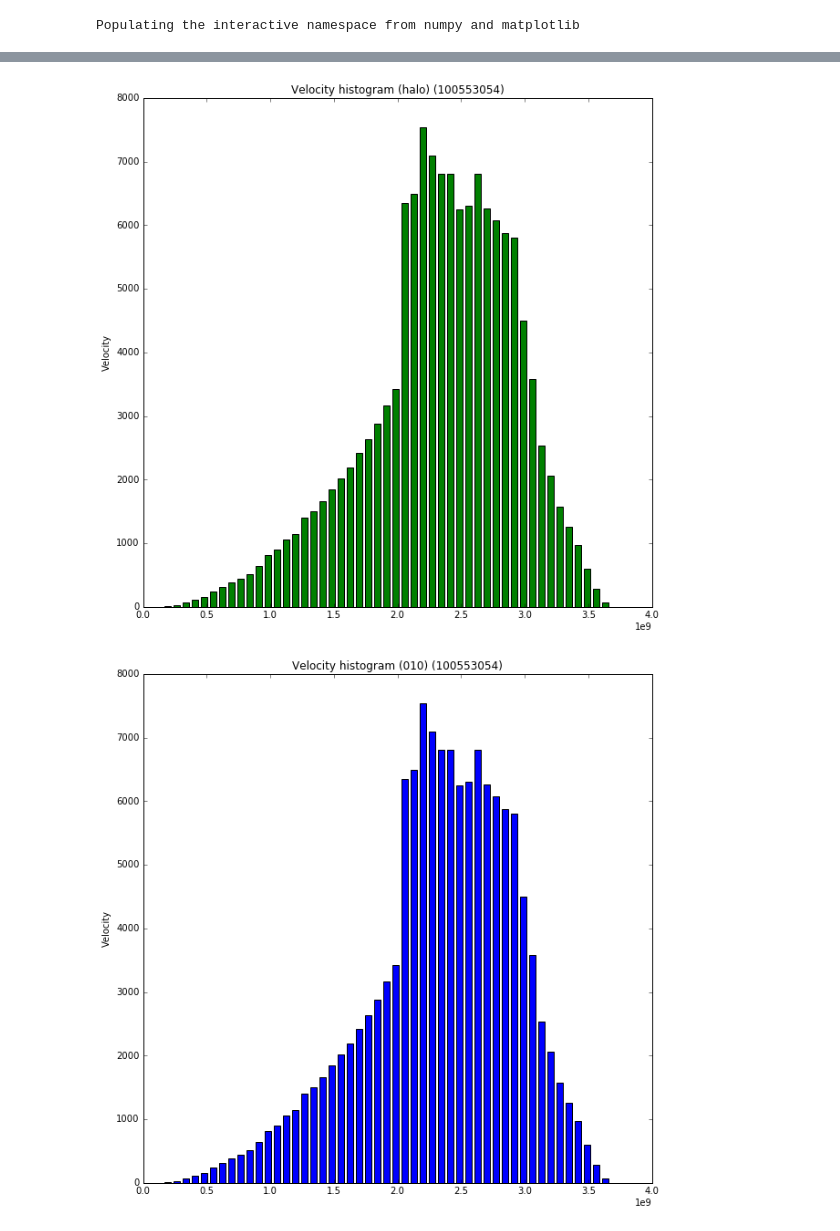
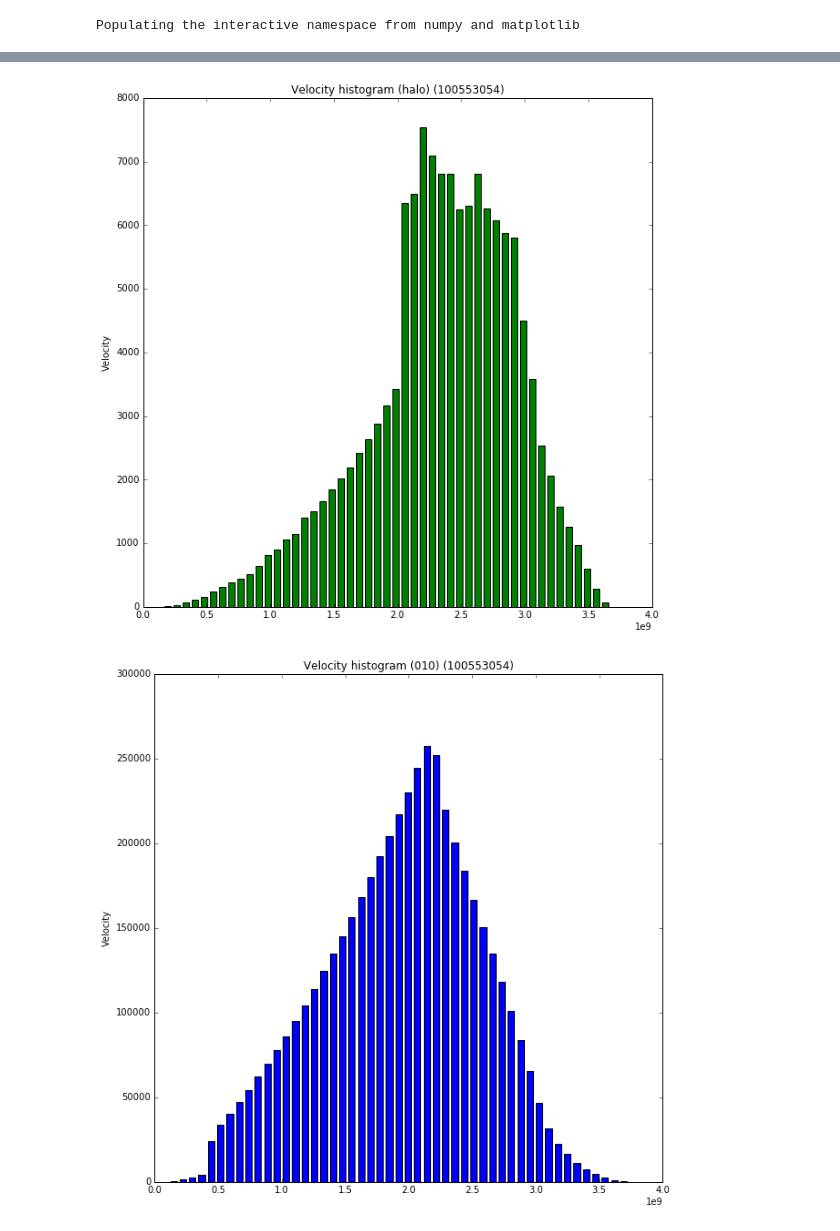
Before and after one commit to Agilan19/CSCI-2000U, a Jupyter notebook: Assignments/Assignment-4/data_process.ipynb, the cells around one changed output, grey strips where cells are left out. Saved outputs shown, nothing was run; the diff lists cells and outputs as text; code cells hidden in the pictures.

```diff
--- a/Assignments/Assignment-4/data_process.ipynb
+++ b/Assignments/Assignment-4/data_process.ipynb
@@ -32,6 +32,8 @@ with open('/home/agilan/csci-2000-personal/Large_Data/halo.dat','rb') as file1:
     i = 0
     for j in unpacked_data:
 
+        #I manually took the count value and divided it by 4 and rounded
+        #down to get 401661.
         if(i == 401661):
             break
 
@@ -85,7 +87,9 @@ with open('/home/agilan/csci-2000-personal/Large_Data/snapshot_010.dat', 'rb') a
     i = 0
     for j in unpacked_data:
 
-        if(i == 401661):
+        #I manually took the count_data value and divided it by 4 and
+        #to get 14679642
+        if(i == 14679642):
             break
 
         elif(i%3 == 0):
@@ -106,7 +110,7 @@ with open('/home/agilan/csci-2000-personal/Large_Data/snapshot_010.dat', 'rb') a
         v_010.append(math.sqrt((vx[k]**2) + (vy[k]**2) + (vz[k]**2)))
         k = k + 1
 
-hist, bins = np.histogram(v_halo, bins = 50)
+hist, bins = np.histogram(v_010, bins = 50)
 width = 0.7 * (bins[1] - bins[0])
 center = (bins[:-1] + bins[1:]) / 2
 plt.bar(center, hist, width=width, color= 'blue')
@@ -118,2 +124,2 @@ Populating the interactive namespace from numpy and matplotlib
 [figure]
-[figure, old version]
+[figure, new version]
```
Also changed, not shown: parts of 1 cell of this notebook.
